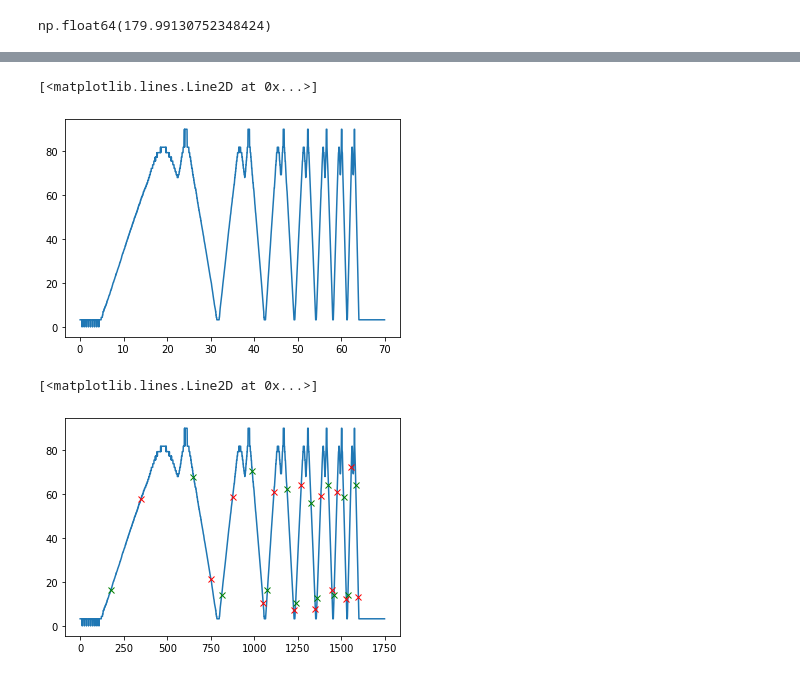
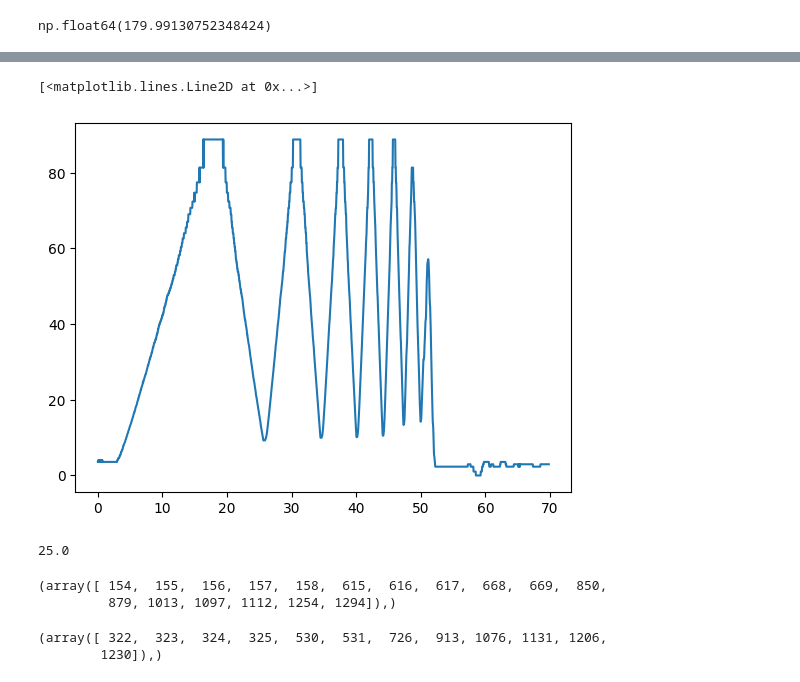
Before and after one commit to quiquegurdiel/PoDA-M1, a Jupyter notebook: Calibration/Calibration_00.ipynb, the cells around one changed output, grey strips where cells are left out. Saved outputs shown, nothing was run; the diff lists cells and outputs as text; code cells hidden in the pictures.

```diff
--- a/Calibration/Calibration_00.ipynb
+++ b/Calibration/Calibration_00.ipynb
@@ -199,10 +203,10 @@ np.float64(179.99130752348424)
 # %%
 #average the runs to obtain the position equivalent of lightness
-maxAngle=300
-count=100
+maxAngle=180
+count=150
 position=np.linspace(0,maxAngle,count,endpoint=False)
 value=np.zeros_like(position)
-halfWindow=1.2
+halfWindow=0.8
 
 for i in range(len(position)):
     pos=position[i]
@@ -243,7 +247,7 @@ plt.plot(decre*90,final,marker='x',linestyle='')
 # %%
 #interpolate to a continuous function, signal to position
-signal2cresc=inter.interp1d(final,cresc,kind='slinear')
-signal2decre=inter.interp1d(final,decre,kind='slinear')
+signal2cresc=inter.interp1d(final,cresc,kind='linear')
+signal2decre=inter.interp1d(final,decre,kind='linear')
 
 x=np.linspace(0,1,10000)
 y1=signal2cresc(x)
@@ -273,6 +281,6 @@ plt.plot(x,y2)
 # %%
 #Load video and get average frame color (RGB)
-vidcap = cv2.VideoCapture('./632IncreasingSpeed.MOV')
+vidcap = cv2.VideoCapture('./517_Speeds.MOV')
 success,image = vidcap.read()
 count = 0
 meanBGR=np.zeros([1,1,3],dtype='uint8')
@@ -309,32 +317,30 @@ number of steps for 90º
+# %%
+measured=measured-np.min(measured)
+measured=measured/np.max(measured)
 # %%
 #translate to angular position (using crescent) and time (using fps)
 fps=vidcap.get(cv2.CAP_PROP_FPS)
 time=np.linspace(1,len(measured)-1,len(measured),dtype=int)/25
 #normalise response first
-pos=signal2cresc((measured-np.min(measured))/np.max(measured))*90
+pos=signal2cresc(measured)*90
 
 plt.plot(time,pos)
 
 #we can see quite nice straight lines in each of the movements, as expected from a constant speed
 # %% [output]
 [<matplotlib.lines.Line2D at 0x...>]
-[figure, old version]
+[figure, new version]
-# %%
-#separate manualy each range of constant speed input
-startTimes=[7 ,26,32.5,39.5,43,  47.5,49.5, 53,54.4, 57,  58.3,60.5,61.5,63.3]
-endTimes=  [14,30,35  ,42,  44.5,49,  50.75,54,55.3, 57.8,59,  61.1,62.25,63.9]
-
-startInd=np.zeros_like(startTimes,dtype='int')
-endInd=np.zeros_like(startTimes,dtype='int')
-for i in range(len(startTimes)):
-    aux=abs(time-startTimes[i])
-    startInd[i]=aux.argmin()
-    aux=abs(time-endTimes[i])
-    endInd[i]=aux.argmin()
-
-plt.plot(pos)
-plt.plot(startInd,pos[startInd],marker='x',linestyle='',color="green")
-plt.plot(endInd,pos[endInd],marker='x',linestyle='',color='red')
-# %% [output]
-[<matplotlib.lines.Line2D at 0x...>]
-[figure, removed]
+# %%
+fps
+# %% [output]
+25.0
+# %%
+np.where(np.round(pos-20)==0)
+# %% [output]
+(array([ 154,  155,  156,  157,  158,  615,  616,  617,  668,  669,  850,
+         879, 1013, 1097, 1112, 1254, 1294]),)
+# %%
+np.where(np.round(pos-60)==0)
+# %% [output]
+(array([ 322,  323,  324,  325,  530,  531,  726,  913, 1076, 1131, 1206,
+        1230]),)
```
Also changed, not shown: parts of 15 cells of this notebook, 20 other files.
